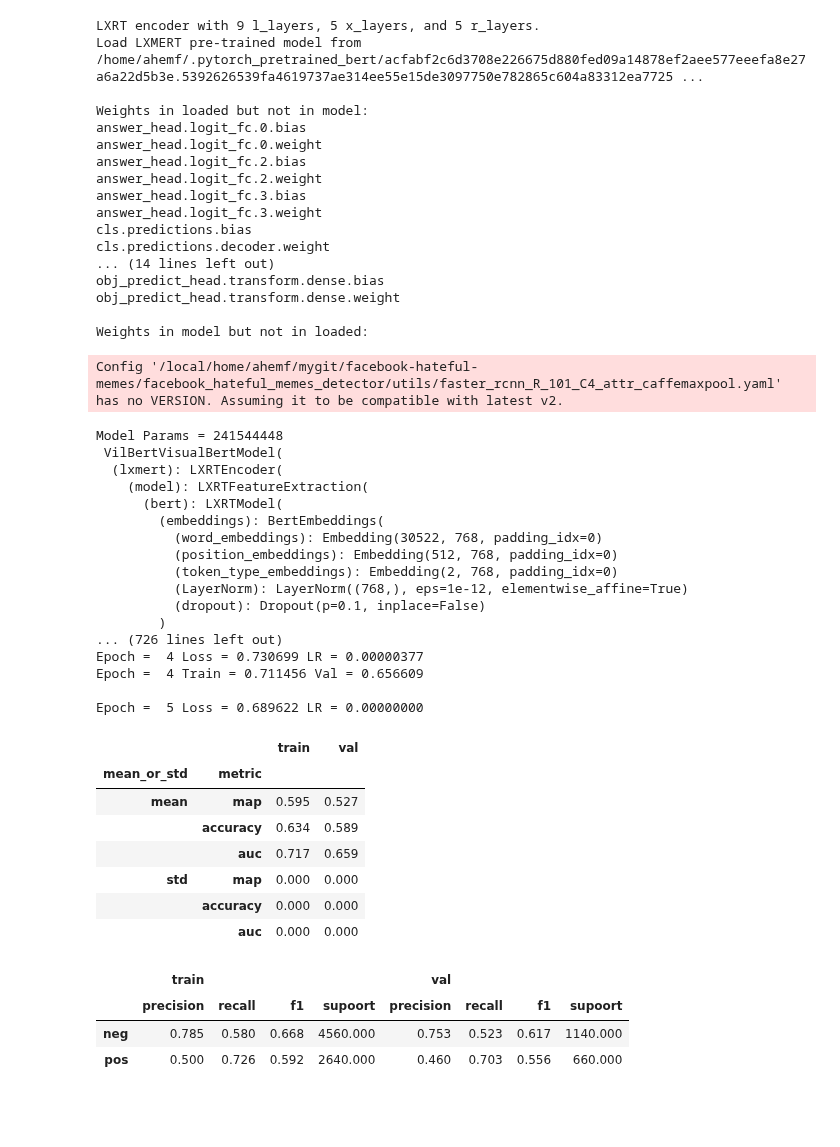
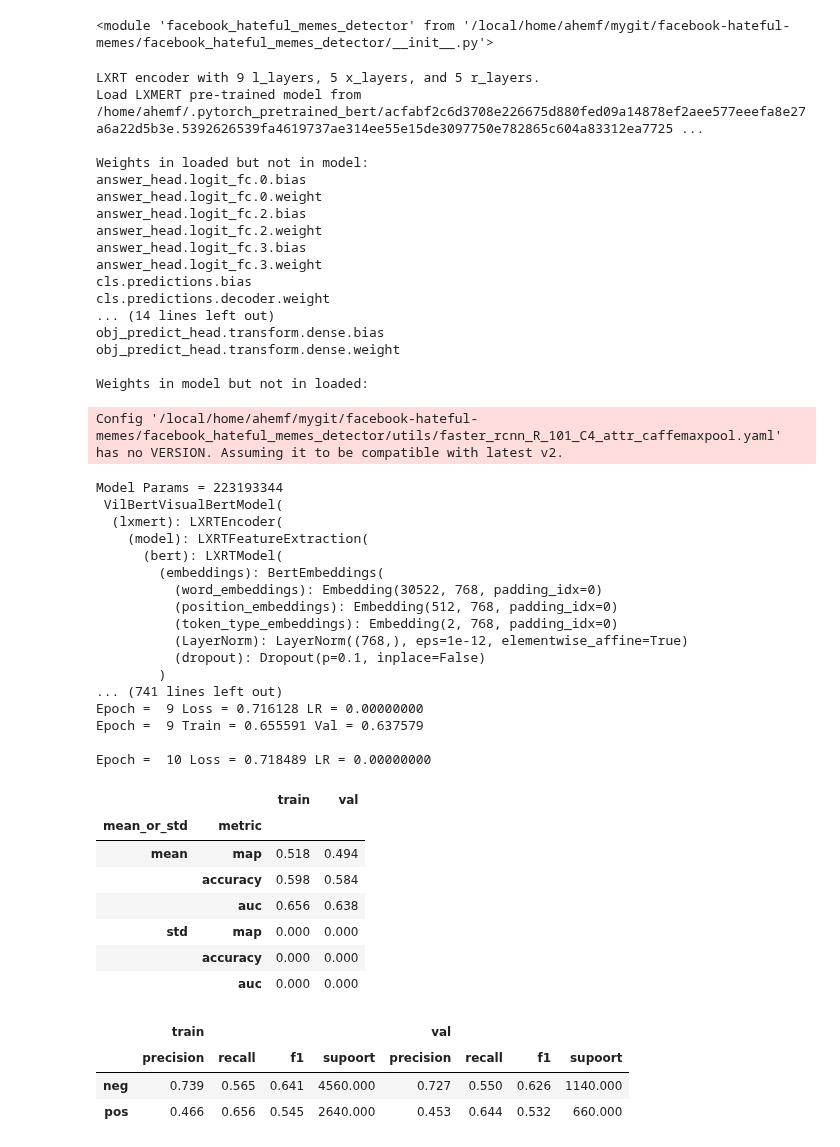
Before and after one commit to faizanahemad/facebook-hateful-memes, a Jupyter notebook: notebooks/VIsualBert.ipynb, the cells around one changed output. Cells and saved outputs as stored; diff of their text form; code cells hidden in the pictures; blank space fills up the shorter version.

Commit message:
Update VisualBert Models

```diff
--- a/notebooks/VIsualBert.ipynb
+++ b/notebooks/VIsualBert.ipynb
@@ -27,14 +27,20 @@ pd.options.display.width = 0
 import warnings
 import torchvision
 warnings.filterwarnings('ignore')
-import facebook_hateful_memes_detector
-reload(facebook_hateful_memes_detector)
+
+from facebook_hateful_memes_detector.utils.globals import set_global, get_global
+set_global("cache_dir", "/home/ahemf/cache/cache")
 
 from facebook_hateful_memes_detector.utils import read_json_lines_into_df, in_notebook, set_device
-from facebook_hateful_memes_detector.models import Fasttext1DCNNModel, ImageFullTextConvMidFusionModel, MultiImageMultiTextAttentionEarlyFusionModel
+get_global("cache_dir")
+from facebook_hateful_memes_detector.models import Fasttext1DCNNModel, MultiImageMultiTextAttentionEarlyFusionModel
 from facebook_hateful_memes_detector.preprocessing import TextImageDataset, my_collate, get_datasets, get_image2torchvision_transforms, TextAugment
 from facebook_hateful_memes_detector.preprocessing import DefinedRotation, QuadrantCut
 from facebook_hateful_memes_detector.training import *
+import facebook_hateful_memes_detector
+reload(facebook_hateful_memes_detector)
+# %% [output]
+<module 'facebook_hateful_memes_detector' from '/local/home/ahemf/mygit/facebook-hateful-memes/facebook_hateful_memes_detector/__init__.py'>
 # %%
 device = torch.device("cuda" if torch.cuda.is_available() else "cpu")
 set_device(device)
@@ -48,7 +54,9 @@ preprocess_text = TextAugment([0.05, 0.05, 0.05, 0.35, 0.3, 0.2], choice_probas,
 im_transform = transforms.RandomChoice([transforms.Grayscale(num_output_channels=3),
                                         transforms.RandomHorizontalFlip(p=1.0),
                                         lambda x: x,
-                                        transforms.Compose([transforms.Resize(480), transforms.RandomCrop(400)]),
+                                        transforms.Compose([transforms.Resize(256), transforms.CenterCrop(224)]),
+                                        transforms.Compose([transforms.Resize(480), transforms.CenterCrop(400)]),
+                                        transforms.Compose([transforms.Resize(640), transforms.CenterCrop(520)]),
                                         DefinedRotation(15), QuadrantCut()])
 
 data = get_datasets(data_dir="../data/", train_text_transform=preprocess_text, train_image_transform=im_transform,
@@ -69,7 +77,7 @@ rangerQHparams = dict(lr=1e-3, betas=(0.9, 0.999), nus=(.7, 1.0),
     eps=1e-8,)
 
 adam = torch.optim.Adam
-adam_params = params=dict(lr=2e-5, weight_decay=1e-6)
+adam_params = params=dict(lr=1e-4, weight_decay=1e-6)
 
 adamw = torch.optim.AdamW
 adamw_params = dict(lr=1e-4, betas=(0.9, 0.999), eps=1e-08, weight_decay=1e-2)
@@ -104,26 +112,32 @@ yogi_params = dict(lr= 1e-2,
     weight_decay=0)
 # %%
 batch_size=48
-epochs = 5
+epochs = 10
 optimizer = adam
 optimizer_params = adam_params
 
 scheduler_init_fn = get_multistep_lr([5, 7, 10, 17], gamma=0.1) # get_cosine_schedule_with_warmup # get_cosine_with_hard_restarts_schedule_with_warmup
 scheduler_init_fn = get_cosine_schedule_with_warmup()
 augmentation_weights = {"None": 1.0}
+
+lr_strategy = {"lxmert": {"model":{"bert":{
+    "embeddings": {"lr": optimizer_params["lr"]/1e5},
+    "encoder": {"x_layers": {"lr": optimizer_params["lr"]/1e3}, "lr": optimizer_params["lr"]/1e4},
+    "pooler": {"lr": optimizer_params["lr"]/1e2},
+}}}}
+# %%
+from facebook_hateful_memes_detector.models.MultiModal.VilBertVisualBert import VilBertVisualBertModel
+
+model_fn = model_builder(VilBertVisualBertModel,
+                         dict(model_name=["lxmert"], num_classes=2,
+                 gaussian_noise=0.25, dropout=0.15,
+                              featurizer="transformer",final_layer_builder=fb_1d_loss_builder,
+                 internal_dims=512, classifier_dims=256,
+                 n_tokens_out=16, n_layers=2,task="classification", finetune=True),
+                         per_param_opts_fn=lr_strategy,
+                         optimiser_class=optimizer, optimiser_params=optimizer_params)
 # %%
-from facebook_hateful_memes_detector.models.MultiModal.VilBertVisualBert import VilBertVisualBertModel
 
-model_fn = model_builder(VilBertVisualBertModel,
-                         dict(model_name=["lxmert"], num_classes=2,
-                 gaussian_noise=0.2, dropout=0.05,
-                              featurizer="transformer",final_layer_builder=fb_1d_loss_builder,
-                 internal_dims=768, classifier_dims=768,
-                 n_tokens_out=228, n_layers=2,task="classification", finetune=True),
-                         optimiser_class=optimizer, optimiser_params=optimizer_params)
-
-
-# data["metadata"]["use_images"] = True
 
 n_tests = 1
 multi_eval=False
@@ -147,42 +161,42 @@ answer_head.logit_fc.2.bias
 answer_head.logit_fc.2.weight
 answer_head.logit_fc.3.bias
 answer_head.logit_fc.3.weight
 cls.predictions.bias
 cls.predictions.decoder.weight
 ... (14 lines left out)
 obj_predict_head.transform.dense.bias
 obj_predict_head.transform.dense.weight
 
 Weights in model but not in loaded:
 Config '/local/home/ahemf/mygit/facebook-hateful-memes/facebook_hateful_memes_detector/utils/faster_rcnn_R_101_C4_attr_caffemaxpool.yaml' has no VERSION. Assuming it to be compatible with latest v2.
-Model Params = 241544448
+Model Params = 223193344
  VilBertVisualBertModel(
   (lxmert): LXRTEncoder(
     (model): LXRTFeatureExtraction(
       (bert): LXRTModel(
         (embeddings): BertEmbeddings(
           (word_embeddings): Embedding(30522, 768, padding_idx=0)
           (position_embeddings): Embedding(512, 768, padding_idx=0)
           (token_type_embeddings): Embedding(2, 768, padding_idx=0)
           (LayerNorm): LayerNorm((768,), eps=1e-12, elementwise_affine=True)
           (dropout): Dropout(p=0.1, inplace=False)
         )
-... (726 lines left out)
-Epoch =  4 Loss = 0.730699 LR = 0.00000377
-Epoch =  4 Train = 0.711456 Val = 0.656609
+... (741 lines left out)
+Epoch =  9 Loss = 0.716128 LR = 0.00000000
+Epoch =  9 Train = 0.655591 Val = 0.637579
 
-Epoch =  5 Loss = 0.689622 LR = 0.00000000
+Epoch =  10 Loss = 0.718489 LR = 0.00000000
 |  |  | train | val |
 | mean_or_std | metric |  |  |
-| mean | map | 0.595 | 0.527 |
-|  | accuracy | 0.634 | 0.589 |
-|  | auc | 0.717 | 0.659 |
+| mean | map | 0.518 | 0.494 |
+|  | accuracy | 0.598 | 0.584 |
+|  | auc | 0.656 | 0.638 |
 | std | map | 0.000 | 0.000 |
 |  | accuracy | 0.000 | 0.000 |
 |  | auc | 0.000 | 0.000 |
 |  | train |  |  |  | val |  |  |  |
 |  | precision | recall | f1 | supoort | precision | recall | f1 | supoort |
-| neg | 0.785 | 0.580 | 0.668 | 4560.000 | 0.753 | 0.523 | 0.617 | 1140.000 |
-| pos | 0.500 | 0.726 | 0.592 | 2640.000 | 0.460 | 0.703 | 0.556 | 660.000 |
+| neg | 0.739 | 0.565 | 0.641 | 4560.000 | 0.727 | 0.550 | 0.626 | 1140.000 |
+| pos | 0.466 | 0.656 | 0.545 | 2640.000 | 0.453 | 0.644 | 0.532 | 660.000 |
 # %%
 # W2v Augment, # Extra Img Augments
```
Also changed, not shown: parts of 1 cell of this notebook.
